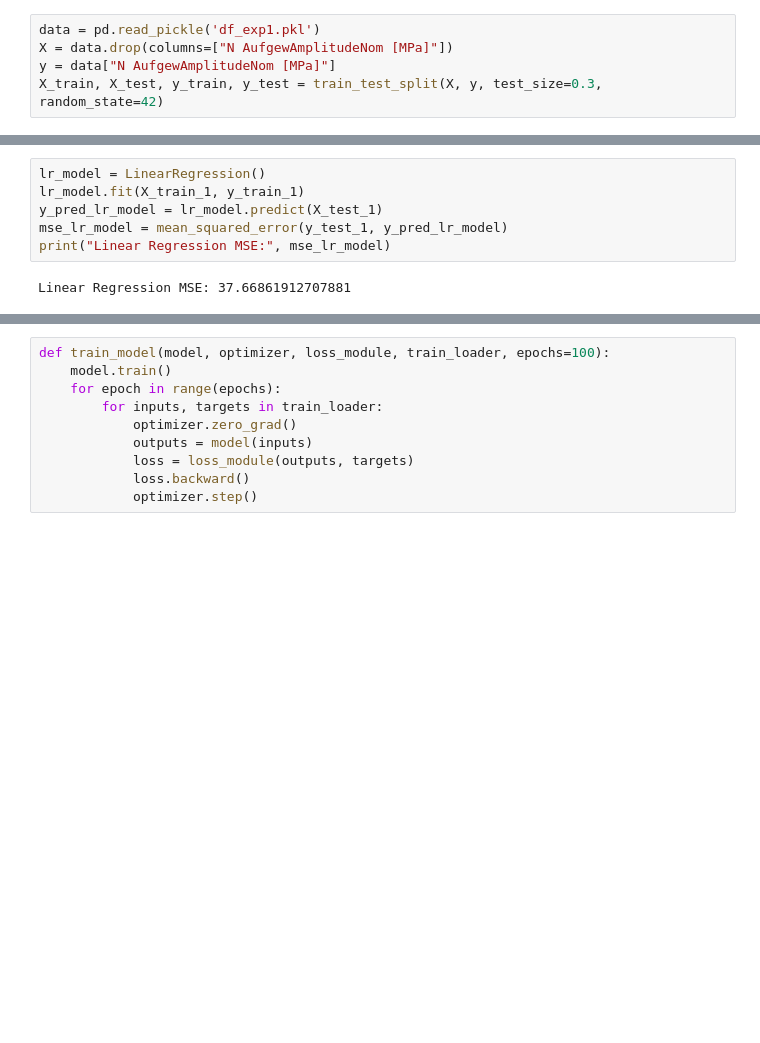
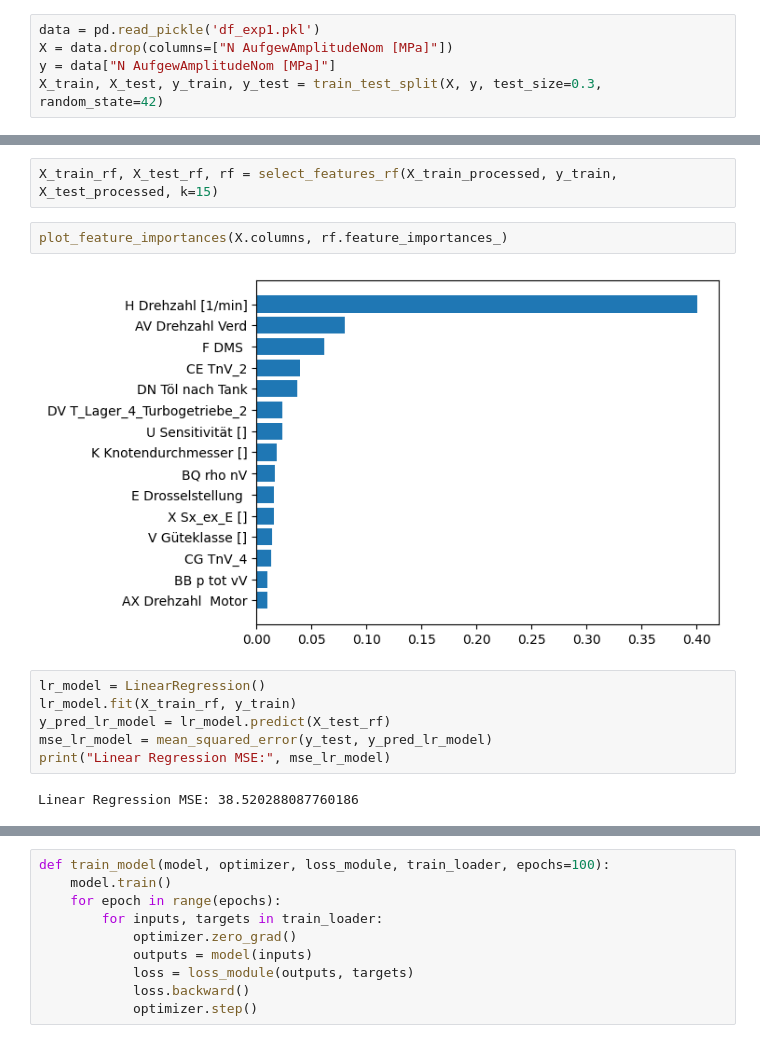
Before and after one commit to vb-ee/MAN-ml-project, a Jupyter notebook: man-project.ipynb, the cells around one changed output, grey strips where cells are left out. Drawn from its saved outputs; the diff is of its cells as text; blank space fills up the shorter version.

```diff
--- a/man-project.ipynb
+++ b/man-project.ipynb
@@ -89,10 +79,16 @@ X_train_1, X_test_1 = preprocess(X_selected, X_train_1, X_test_1)
+# %%
+X_train_rf, X_test_rf, rf = select_features_rf(X_train_processed, y_train, X_test_processed, k=15)
+# %%
+plot_feature_importances(X.columns, rf.feature_importances_)
+# %% [output]
+[figure, added]
 # %%
 lr_model = LinearRegression()
-lr_model.fit(X_train_1, y_train_1)
-y_pred_lr_model = lr_model.predict(X_test_1)
-mse_lr_model = mean_squared_error(y_test_1, y_pred_lr_model)
+lr_model.fit(X_train_rf, y_train)
+y_pred_lr_model = lr_model.predict(X_test_rf)
+mse_lr_model = mean_squared_error(y_test, y_pred_lr_model)
 print("Linear Regression MSE:", mse_lr_model)
 # %% [output]
-Linear Regression MSE: 37.66861912707881
+Linear Regression MSE: 38.520288087760186
 # %%
 dt_model = DecisionTreeRegressor(random_state=0)
```
Also changed, not shown: parts of 22 cells of this notebook.
